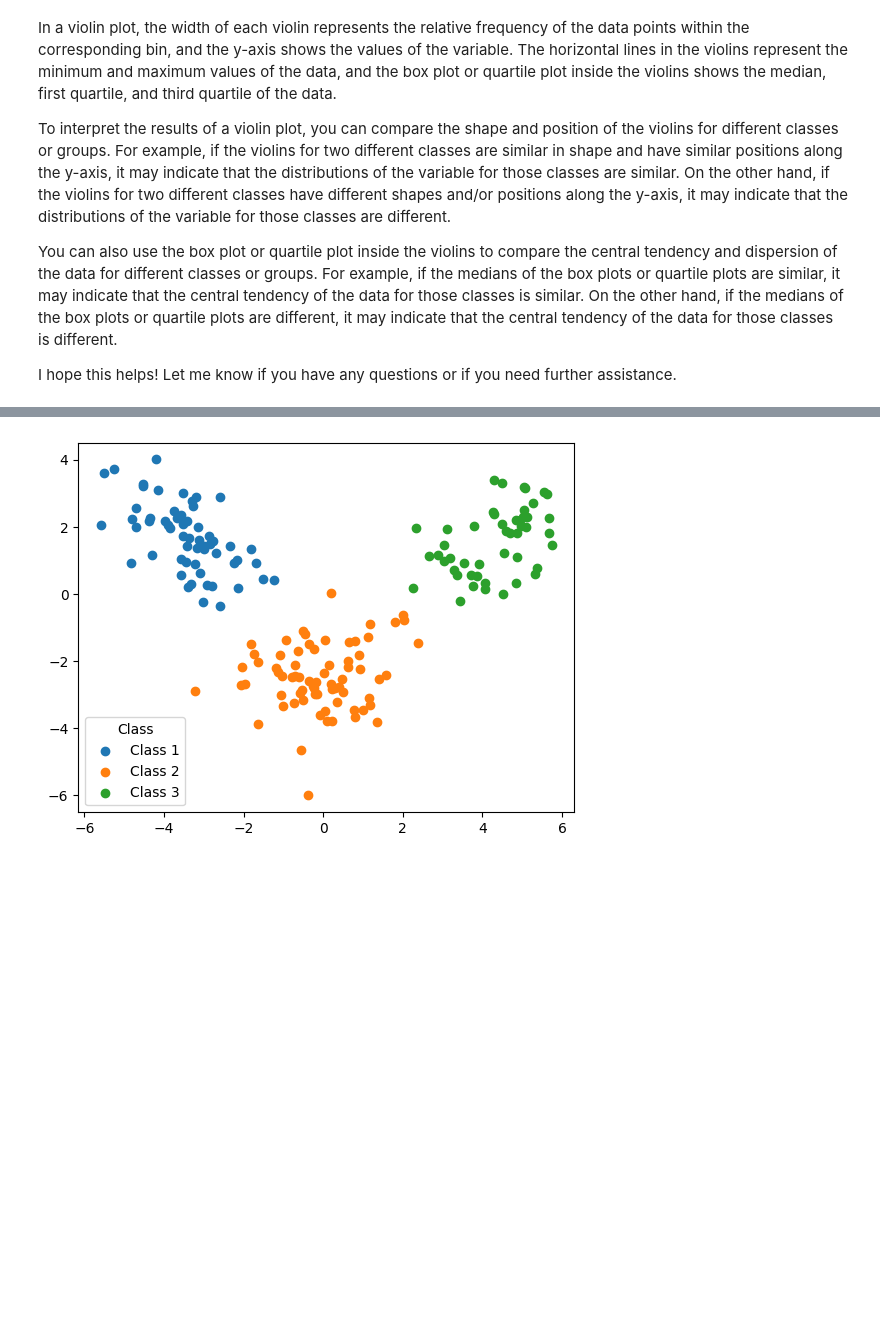
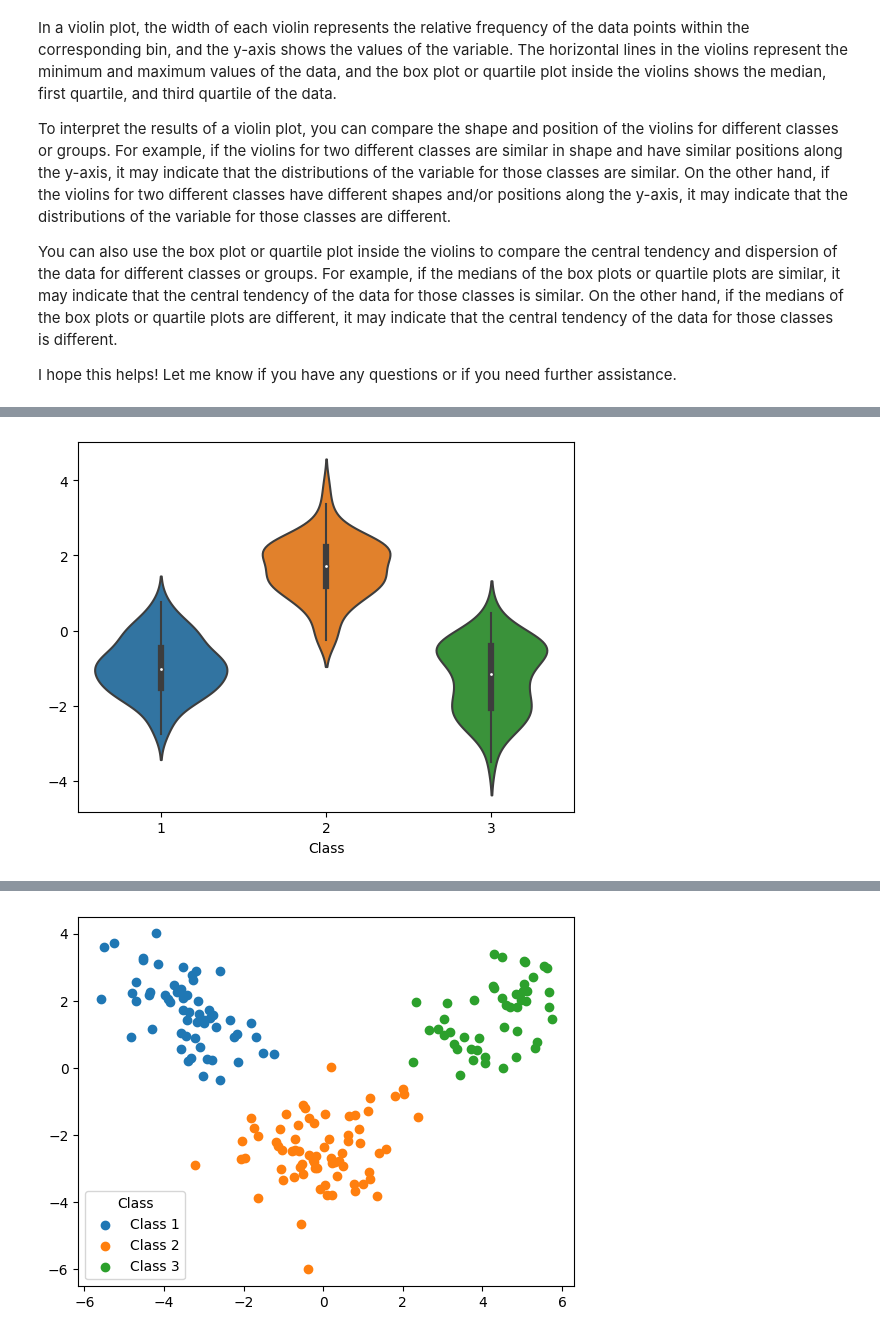
Before and after one commit to sskender/data-visualization, a Jupyter notebook: lab3/Wines.ipynb, the cells around one changed output, grey strips where cells are left out. Drawn from its saved outputs; the diff is of its cells as text; code cells hidden in the pictures; blank space fills up the shorter version.

```diff
--- a/lab3/Wines.ipynb
+++ b/lab3/Wines.ipynb
@@ -132,0 +214,6 @@ plt.show()
+# %%
+# Create a violin plot of the second principal component
+sns.violinplot(x=y, y=X_pca[:, 1])
+plt.show()
+# %% [output]
+[figure, added]
```
Also changed, not shown: parts of 28 cells of this notebook.
